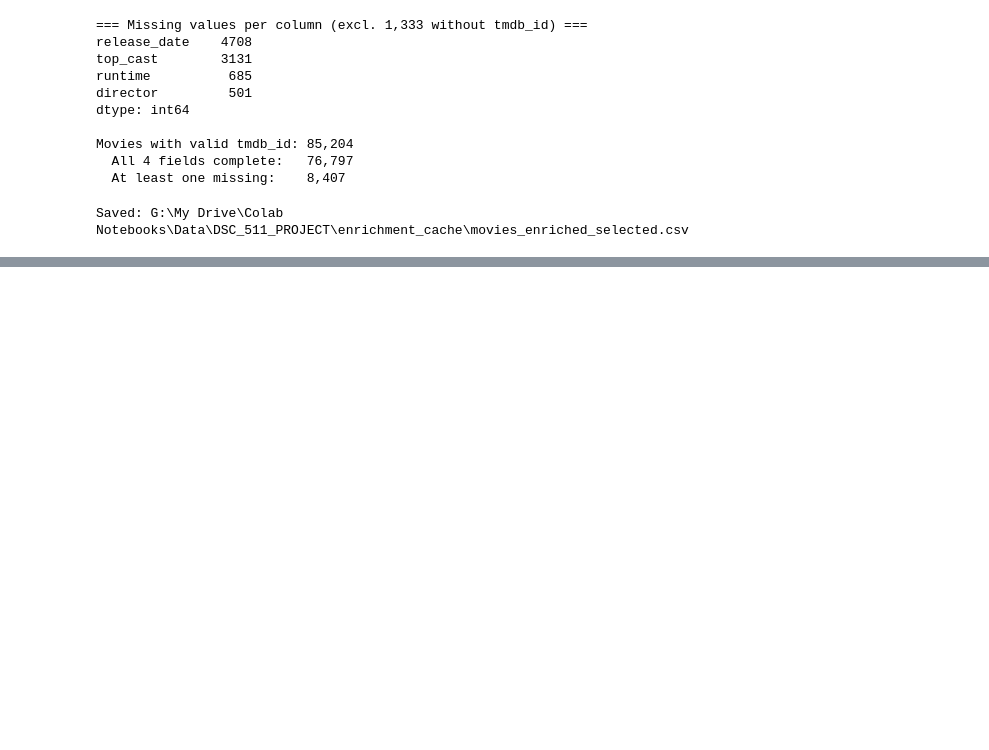
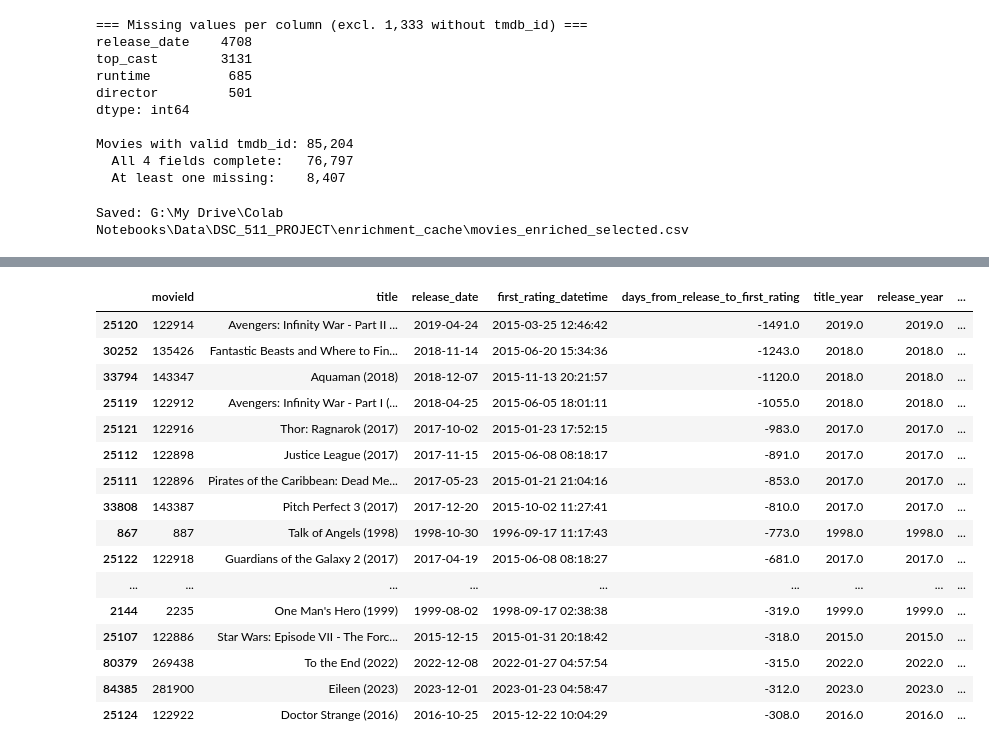
Before and after one commit to alexpanayi474/DSC511-MovieLens-Project, a Jupyter notebook: TMDB_Enrichment_for_MovieLens2.ipynb, the cells around one changed output, grey strips where cells are left out. Saved outputs shown, nothing was run; the diff lists cells and outputs as text; code cells hidden in the pictures; blank space fills up the shorter version.

Commit message:
Add release date validation using ratings timestamps

```diff
--- a/TMDB_Enrichment_for_MovieLens2.ipynb
+++ b/TMDB_Enrichment_for_MovieLens2.ipynb
@@ -786,0 +793,13 @@ Saved: G:\My Drive\Colab Notebooks\Data\DSC_511_PROJECT\enrichment_cache\movies_
+# %%
+# Project data folder in Google Drive.
+google_drive_path = "/content/gdrive/MyDrive/Colab Notebooks/Data/DSC_511_PROJECT/"
+project_data_path = Path(google_drive_path)
+
+enriched_path = project_data_path / "movies_enriched_selected.csv"
+ratings_path = project_data_path / "ratings.csv"
+
+movies_final_df = pd.read_csv(enriched_path, low_memory=False)
+ratings_with_time_df = pd.read_csv(ratings_path, usecols=["movieId", "timestamp"])
+
+print("Loaded enriched movies:", len(movies_final_df), "from", enriched_path)
+print("Loaded ratings:", len(ratings_with_time_df), "from", ratings_path)
@@ -786,0 +809,55 @@ Saved: G:\My Drive\Colab Notebooks\Data\DSC_511_PROJECT\enrichment_cache\movies_
+# %%
+# Compare each movie's release date with its earliest MovieLens rating timestamp.
+first_rating_df = (
+    ratings_with_time_df
+    .groupby("movieId", as_index=False)["timestamp"]
+    .min()
+    .rename(columns={"timestamp": "first_rating_timestamp"})
+)
+
+first_rating_df["first_rating_datetime"] = (
+    pd.to_datetime(first_rating_df["first_rating_timestamp"], unit="s", utc=True)
+    .dt.tz_convert(None)
+)
+first_rating_df["first_rating_date"] = first_rating_df["first_rating_datetime"].dt.normalize()
+
+release_check_df = movies_final_df.merge(first_rating_df, on="movieId", how="left")
+release_check_df["release_datetime"] = pd.to_datetime(
+    release_check_df["release_date"], errors="coerce"
+).dt.normalize()
+
+release_check_df["days_from_release_to_first_rating"] = (
+    release_check_df["first_rating_date"] - release_check_df["release_datetime"]
+).dt.days
+
+release_check_df["title_year"] = pd.to_numeric(
+    release_check_df["title"].str.extract(r"\((\d{4})\)\s*$")[0], errors="coerce"
+)
+release_check_df["release_year"] = release_check_df["release_datetime"].dt.year
+release_check_df["title_year_mismatch"] = (
+    release_check_df["release_year"].notna()
+    & release_check_df["title_year"].notna()
+    & (release_check_df["release_year"] != release_check_df["title_year"])
+)
+
+# Main red flag: a rating timestamp before the scraped release date.
+release_check_df["rating_before_release"] = release_check_df["days_from_release_to_first_rating"] < 0
+
+review_cols = [
+    "movieId", "title", "release_date", "first_rating_datetime",
+    "days_from_release_to_first_rating", "title_year", "release_year",
+    "title_year_mismatch", "rating_before_release", "tmdb_id"
+]
+
+release_date_review_df = release_check_df.loc[
+    release_check_df["rating_before_release"] | release_check_df["title_year_mismatch"],
+    review_cols
+].sort_values(["rating_before_release", "days_from_release_to_first_rating"], ascending=[False, True])
+
+print("Movies with a parsed release date:", release_check_df["release_datetime"].notna().sum())
+print("Movies with at least one rating timestamp:", release_check_df["first_rating_datetime"].notna().sum())
+print("Ratings before scraped release date:", release_check_df["rating_before_release"].sum())
+print("Release year mismatches title year:", release_check_df["title_year_mismatch"].sum())
+
+release_date_review_df.head(30)
+# %% [output]
@@ -786,0 +868,17 @@ Saved: G:\My Drive\Colab Notebooks\Data\DSC_511_PROJECT\enrichment_cache\movies_
+|  | movieId | title | release_date | first_rating_datetime | days_from_release_to_first_rating | title_year | release_year | ... |
+| 25120 | 122914 | Avengers: Infinity War - Part II ... | 2019-04-24 | 2015-03-25 12:46:42 | -1491.0 | 2019.0 | 2019.0 | ... |
+| 30252 | 135426 | Fantastic Beasts and Where to Fin... | 2018-11-14 | 2015-06-20 15:34:36 | -1243.0 | 2018.0 | 2018.0 | ... |
+| 33794 | 143347 | Aquaman (2018) | 2018-12-07 | 2015-11-13 20:21:57 | -1120.0 | 2018.0 | 2018.0 | ... |
+| 25119 | 122912 | Avengers: Infinity War - Part I (... | 2018-04-25 | 2015-06-05 18:01:11 | -1055.0 | 2018.0 | 2018.0 | ... |
+| 25121 | 122916 | Thor: Ragnarok (2017) | 2017-10-02 | 2015-01-23 17:52:15 | -983.0 | 2017.0 | 2017.0 | ... |
+| 25112 | 122898 | Justice League (2017) | 2017-11-15 | 2015-06-08 08:18:17 | -891.0 | 2017.0 | 2017.0 | ... |
+| 25111 | 122896 | Pirates of the Caribbean: Dead Me... | 2017-05-23 | 2015-01-21 21:04:16 | -853.0 | 2017.0 | 2017.0 | ... |
+| 33808 | 143387 | Pitch Perfect 3 (2017) | 2017-12-20 | 2015-10-02 11:27:41 | -810.0 | 2017.0 | 2017.0 | ... |
+| 867 | 887 | Talk of Angels (1998) | 1998-10-30 | 1996-09-17 11:17:43 | -773.0 | 1998.0 | 1998.0 | ... |
+| 25122 | 122918 | Guardians of the Galaxy 2 (2017) | 2017-04-19 | 2015-06-08 08:18:27 | -681.0 | 2017.0 | 2017.0 | ... |
+| ... | ... | ... | ... | ... | ... | ... | ... | ... |
+| 2144 | 2235 | One Man's Hero (1999) | 1999-08-02 | 1998-09-17 02:38:38 | -319.0 | 1999.0 | 1999.0 | ... |
+| 25107 | 122886 | Star Wars: Episode VII - The Forc... | 2015-12-15 | 2015-01-31 20:18:42 | -318.0 | 2015.0 | 2015.0 | ... |
+| 80379 | 269438 | To the End (2022) | 2022-12-08 | 2022-01-27 04:57:54 | -315.0 | 2022.0 | 2022.0 | ... |
+| 84385 | 281900 | Eileen (2023) | 2023-12-01 | 2023-01-23 04:58:47 | -312.0 | 2023.0 | 2023.0 | ... |
+| 25124 | 122922 | Doctor Strange (2016) | 2016-10-25 | 2015-12-22 10:04:29 | -308.0 | 2016.0 | 2016.0 | ... |
```
Also changed, not shown: parts of 5 cells of this notebook.
